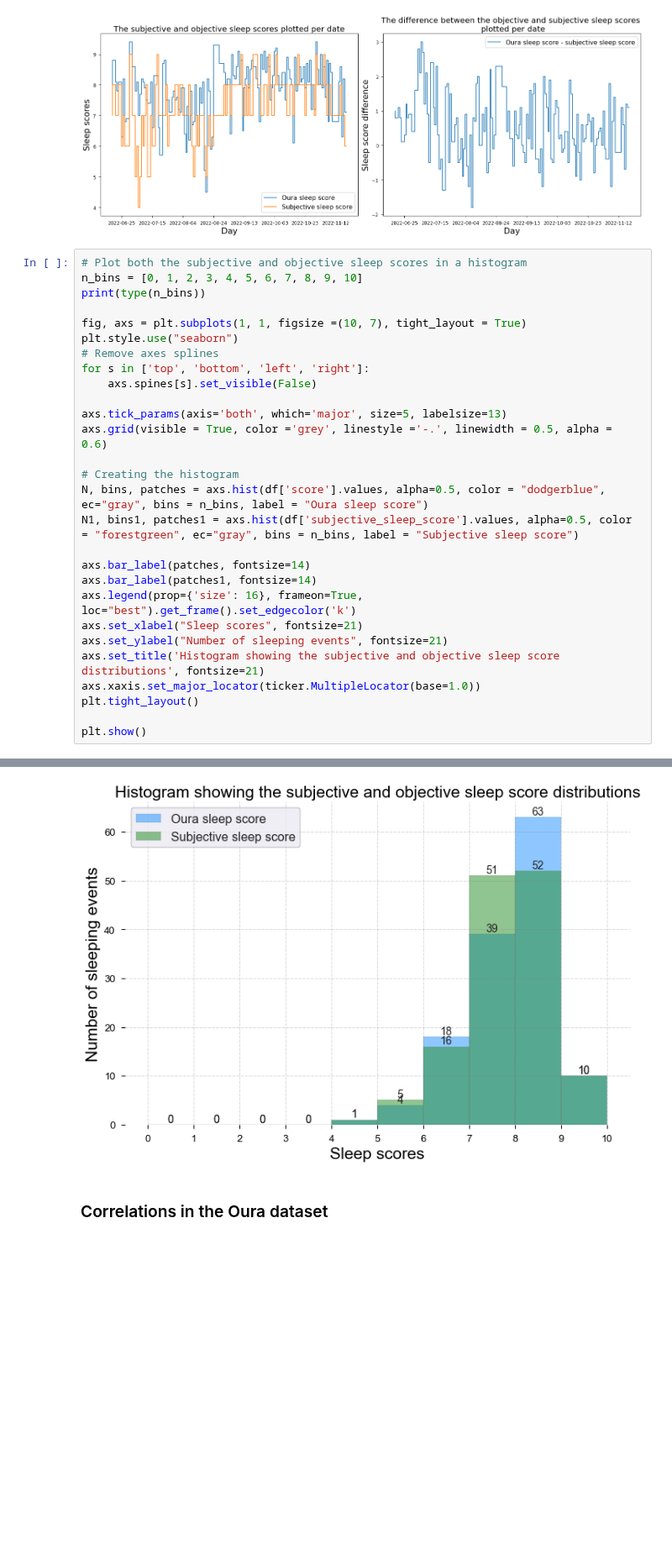
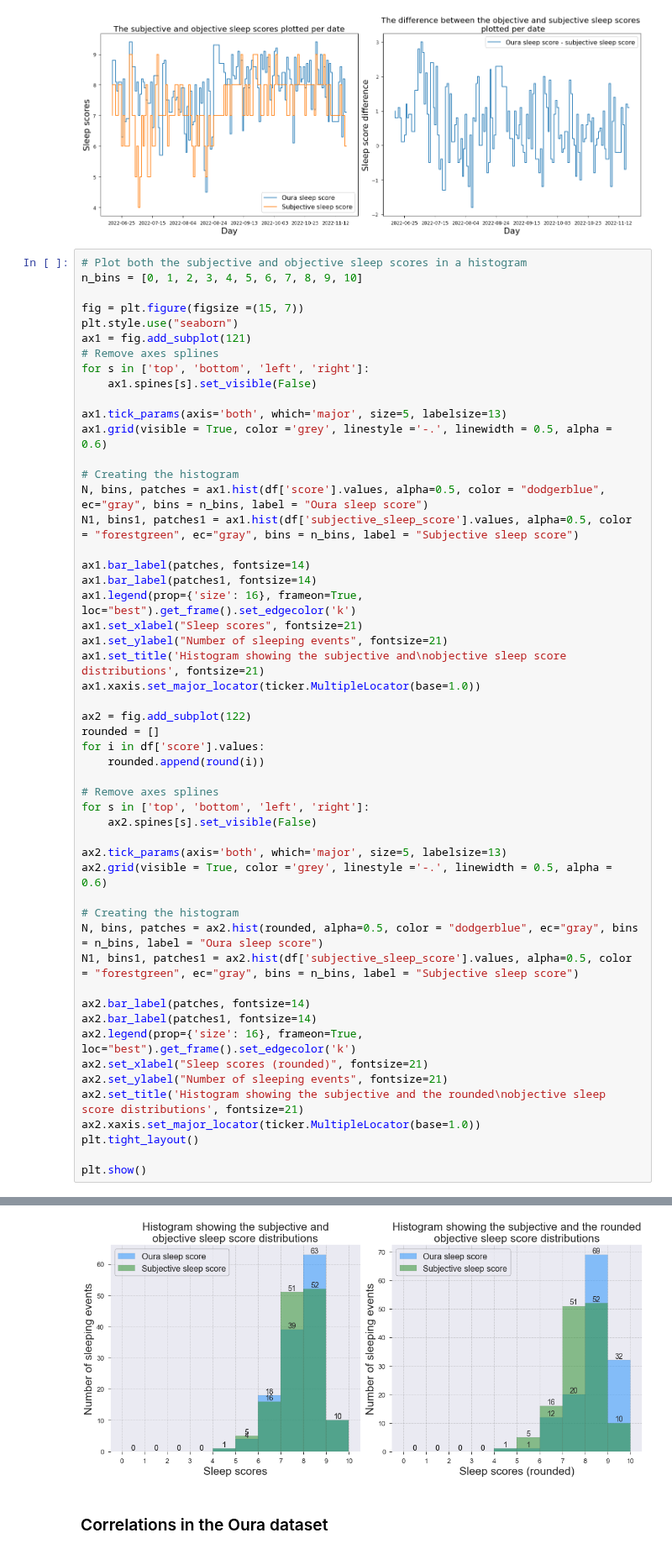
Before and after one commit to thalianajjar/internship_code, a Jupyter notebook: data_visualization.ipynb, the cells around one changed output, grey strips where cells are left out. Shown at 84% size. Saved outputs shown, nothing was run; the diff lists cells and outputs as text; blank space fills up the shorter version.

Commit message:
added histogram with rounded oura sleep scores

```diff
--- a/data_visualization.ipynb
+++ b/data_visualization.ipynb
@@ -63,28 +63,52 @@ plot_sleep_scores(df)
 # %%
 # Plot both the subjective and objective sleep scores in a histogram
 n_bins = [0, 1, 2, 3, 4, 5, 6, 7, 8, 9, 10]
-print(type(n_bins))
 
-fig, axs = plt.subplots(1, 1, figsize =(10, 7), tight_layout = True)
+fig = plt.figure(figsize =(15, 7))
 plt.style.use("seaborn")
+ax1 = fig.add_subplot(121)
 # Remove axes splines
 for s in ['top', 'bottom', 'left', 'right']:
-    axs.spines[s].set_visible(False)
+    ax1.spines[s].set_visible(False)
 
-axs.tick_params(axis='both', which='major', size=5, labelsize=13)
-axs.grid(visible = True, color ='grey', linestyle ='-.', linewidth = 0.5, alpha = 0.6)
+ax1.tick_params(axis='both', which='major', size=5, labelsize=13)
+ax1.grid(visible = True, color ='grey', linestyle ='-.', linewidth = 0.5, alpha = 0.6)
 
 # Creating the histogram
-N, bins, patches = axs.hist(df['score'].values, alpha=0.5, color = "dodgerblue", ec="gray", bins = n_bins, label = "Oura sleep score")
-N1, bins1, patches1 = axs.hist(df['subjective_sleep_score'].values, alpha=0.5, color = "forestgreen", ec="gray", bins = n_bins, label = "Subjective sleep score")
+N, bins, patches = ax1.hist(df['score'].values, alpha=0.5, color = "dodgerblue", ec="gray", bins = n_bins, label = "Oura sleep score")
+N1, bins1, patches1 = ax1.hist(df['subjective_sleep_score'].values, alpha=0.5, color = "forestgreen", ec="gray", bins = n_bins, label = "Subjective sleep score")
 
-axs.bar_label(patches, fontsize=14)
-axs.bar_label(patches1, fontsize=14)
-axs.legend(prop={'size': 16}, frameon=True, loc="best").get_frame().set_edgecolor('k')
-axs.set_xlabel("Sleep scores", fontsize=21)
-axs.set_ylabel("Number of sleeping events", fontsize=21)
-axs.set_title('Histogram showing the subjective and objective sleep score distributions', fontsize=21)
-axs.xaxis.set_major_locator(ticker.MultipleLocator(base=1.0))
+ax1.bar_label(patches, fontsize=14)
+ax1.bar_label(patches1, fontsize=14)
+ax1.legend(prop={'size': 16}, frameon=True, loc="best").get_frame().set_edgecolor('k')
+ax1.set_xlabel("Sleep scores", fontsize=21)
+ax1.set_ylabel("Number of sleeping events", fontsize=21)
+ax1.set_title('Histogram showing the subjective and\nobjective sleep score distributions', fontsize=21)
+ax1.xaxis.set_major_locator(ticker.MultipleLocator(base=1.0))
+
+ax2 = fig.add_subplot(122)
+rounded = []
+for i in df['score'].values:
+    rounded.append(round(i))
+
+# Remove axes splines
+for s in ['top', 'bottom', 'left', 'right']:
+    ax2.spines[s].set_visible(False)
+
+ax2.tick_params(axis='both', which='major', size=5, labelsize=13)
+ax2.grid(visible = True, color ='grey', linestyle ='-.', linewidth = 0.5, alpha = 0.6)
+
+# Creating the histogram
+N, bins, patches = ax2.hist(rounded, alpha=0.5, color = "dodgerblue", ec="gray", bins = n_bins, label = "Oura sleep score")
+N1, bins1, patches1 = ax2.hist(df['subjective_sleep_score'].values, alpha=0.5, color = "forestgreen", ec="gray", bins = n_bins, label = "Subjective sleep score")
+
+ax2.bar_label(patches, fontsize=14)
+ax2.bar_label(patches1, fontsize=14)
+ax2.legend(prop={'size': 16}, frameon=True, loc="best").get_frame().set_edgecolor('k')
+ax2.set_xlabel("Sleep scores (rounded)", fontsize=21)
+ax2.set_ylabel("Number of sleeping events", fontsize=21)
+ax2.set_title('Histogram showing the subjective and the rounded\nobjective sleep score distributions', fontsize=21)
+ax2.xaxis.set_major_locator(ticker.MultipleLocator(base=1.0))
 plt.tight_layout()
 
 plt.show()
@@ -93,4 +116,4 @@ plt.show()
-[figure, old version]
+[figure, new version]
 # %% [markdown]
 ### Correlations in the Oura dataset
 # %%
```
Also changed, not shown: parts of 1 cell of this notebook.
